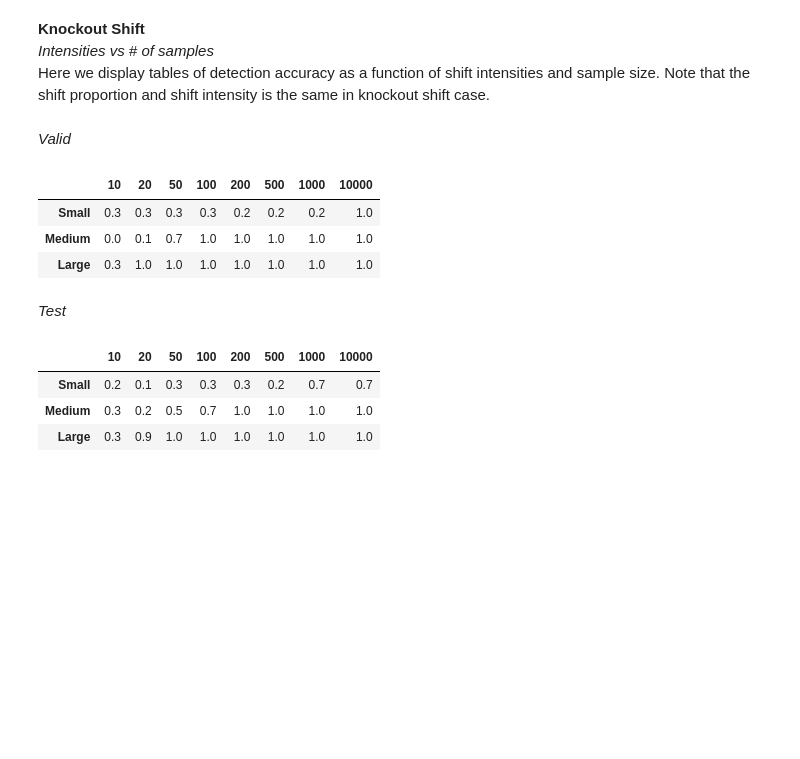
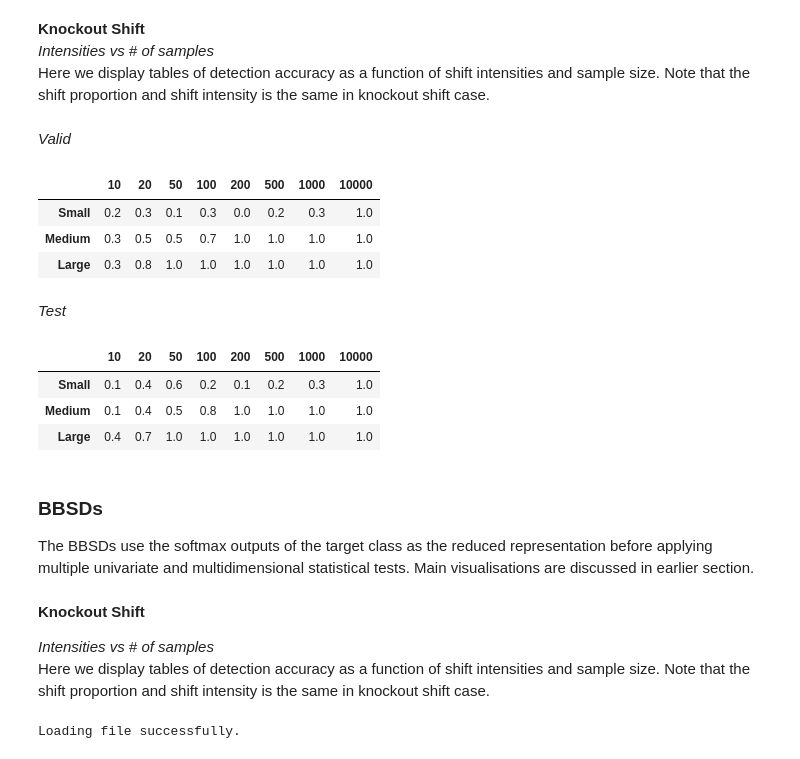
Before and after one commit to maleakhiw/explaining-dataset-shifts, a Jupyter notebook: notebooks/Label_Classifier_Results.ipynb, the cells around one changed output. Cells and saved outputs as stored; diff of their text form; code cells hidden in the pictures; blank space fills up the shorter version.

```diff
--- a/notebooks/Label_Classifier_Results.ipynb
+++ b/notebooks/Label_Classifier_Results.ipynb
@@ -150,18 +150,32 @@ The BBSDh (concepts) use the argmax outputs of each concept predictions as the r
 Here we display tables of detection accuracy as a function of shift intensities and sample size. Note that the shift proportion and shift intensity is the same in knockout shift case.
 # %%
 display(Markdown("*Valid*"))
-display(single_intensity_vs_samples(dict_result_bbsdh["valid"], concept_names, is_concept=True, display_md=False))
+display(single_intensity_vs_samples(dict_result_bbsdh["valid"], is_concept=True, display_md=False))
 print("\n")
 display(Markdown("*Test*"))
-display(single_intensity_vs_samples(dict_result_bbsdh["test"], concept_names, is_concept=True, display_md=False))
+display(single_intensity_vs_samples(dict_result_bbsdh["test"], is_concept=True, display_md=False))
 # %% [output]
 *Valid*
 |  | 10 | 20 | 50 | 100 | 200 | 500 | 1000 | 10000 |
-| Small | 0.3 | 0.3 | 0.3 | 0.3 | 0.2 | 0.2 | 0.2 | 1.0 |
-| Medium | 0.0 | 0.1 | 0.7 | 1.0 | 1.0 | 1.0 | 1.0 | 1.0 |
-| Large | 0.3 | 1.0 | 1.0 | 1.0 | 1.0 | 1.0 | 1.0 | 1.0 |
+| Small | 0.2 | 0.3 | 0.1 | 0.3 | 0.0 | 0.2 | 0.3 | 1.0 |
+| Medium | 0.3 | 0.5 | 0.5 | 0.7 | 1.0 | 1.0 | 1.0 | 1.0 |
+| Large | 0.3 | 0.8 | 1.0 | 1.0 | 1.0 | 1.0 | 1.0 | 1.0 |
 *Test*
 |  | 10 | 20 | 50 | 100 | 200 | 500 | 1000 | 10000 |
-| Small | 0.2 | 0.1 | 0.3 | 0.3 | 0.3 | 0.2 | 0.7 | 0.7 |
-| Medium | 0.3 | 0.2 | 0.5 | 0.7 | 1.0 | 1.0 | 1.0 | 1.0 |
-| Large | 0.3 | 0.9 | 1.0 | 1.0 | 1.0 | 1.0 | 1.0 | 1.0 |
+| Small | 0.1 | 0.4 | 0.6 | 0.2 | 0.1 | 0.2 | 0.3 | 1.0 |
+| Medium | 0.1 | 0.4 | 0.5 | 0.8 | 1.0 | 1.0 | 1.0 | 1.0 |
+| Large | 0.4 | 0.7 | 1.0 | 1.0 | 1.0 | 1.0 | 1.0 | 1.0 |
+# %% [markdown]
+
+### BBSDs
+The BBSDs use the softmax outputs of the target class as the reduced representation before applying multiple univariate and multidimensional statistical tests. Main visualisations are discussed in earlier section.
+# %% [markdown]
+**Knockout Shift**
+
+*Intensities vs # of samples*
+Here we display tables of detection accuracy as a function of shift intensities and sample size. Note that the shift proportion and shift intensity is the same in knockout shift case.
+# %%
+shift_type = "ko"
+dict_result_bbsds = load_dict_result(shift_type, "BBSDs")
+# %% [output]
+Loading file successfully.
```
Also changed, not shown: parts of 9 cells of this notebook, 3 other files.
